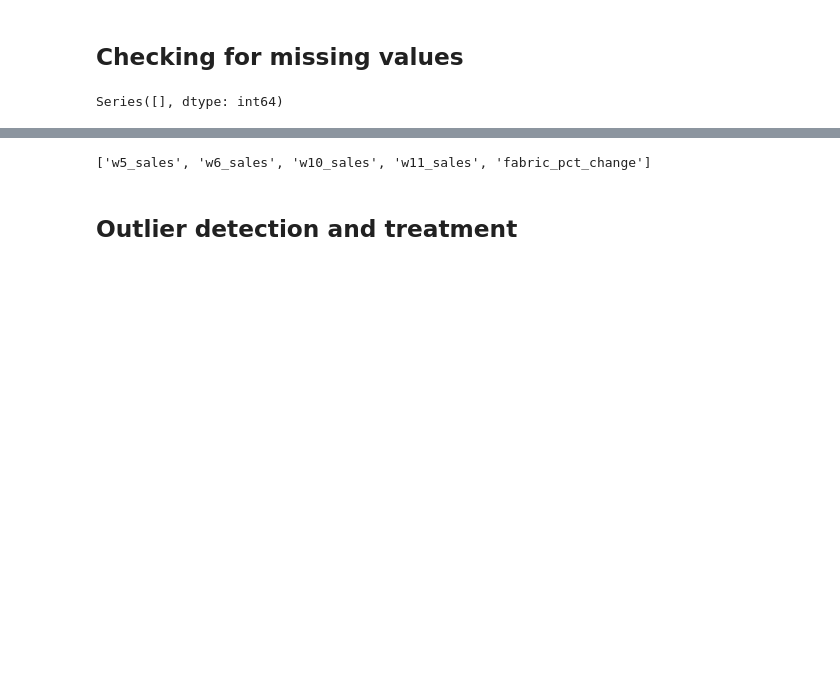
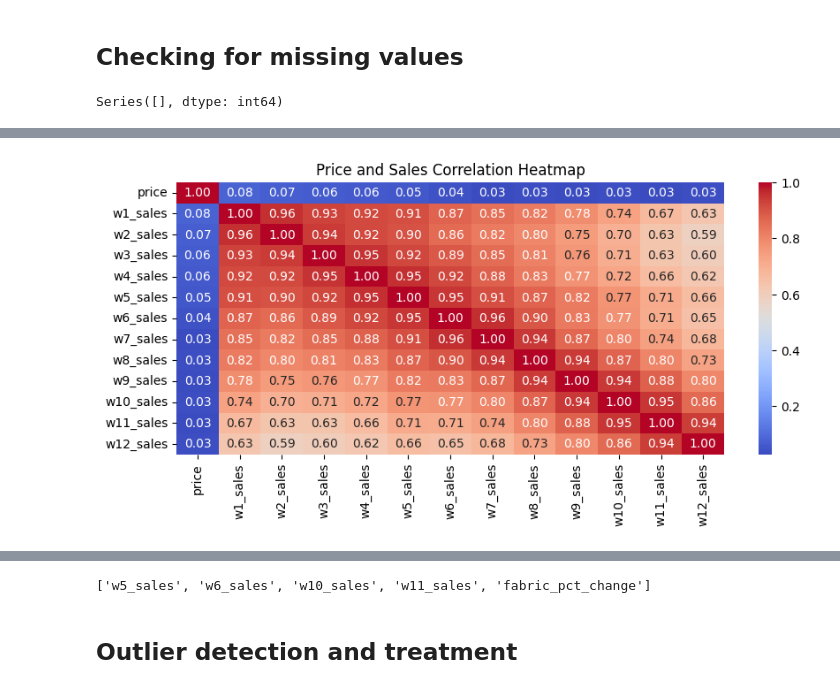
Before and after one commit to sameera999/dissertation-, a Jupyter notebook: notebooks/main.ipynb, the cells around one changed output, grey strips where cells are left out. Saved outputs shown, nothing was run; the diff lists cells and outputs as text; code cells hidden in the pictures; blank space fills up the shorter version.

```diff
--- a/notebooks/main.ipynb
+++ b/notebooks/main.ipynb
@@ -193,0 +258,11 @@ sales_data['is_weekend'] = sales_data['releae_week'].isin([5, 6]).astype(int)
+# %%
+price_sales_cols = ['price'] + sales_cols
+price_sales_corr = sales_data[price_sales_cols].corr()
+
+# Visualize the price and sales correlations using a heatmap
+plt.figure(figsize=(10, 4))
+sns.heatmap(price_sales_corr, annot=True, fmt=".2f", cmap='coolwarm')
+plt.title('Price and Sales Correlation Heatmap')
+plt.show()
+# %% [output]
+[figure, added]
```
Also changed, not shown: parts of 13 cells of this notebook, 3 other files.
